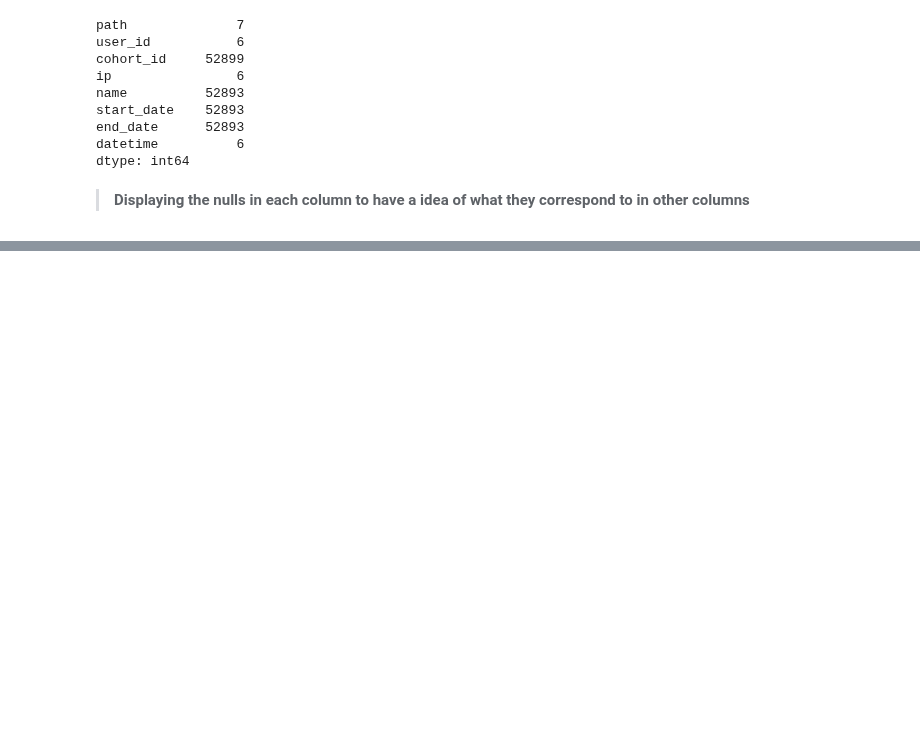
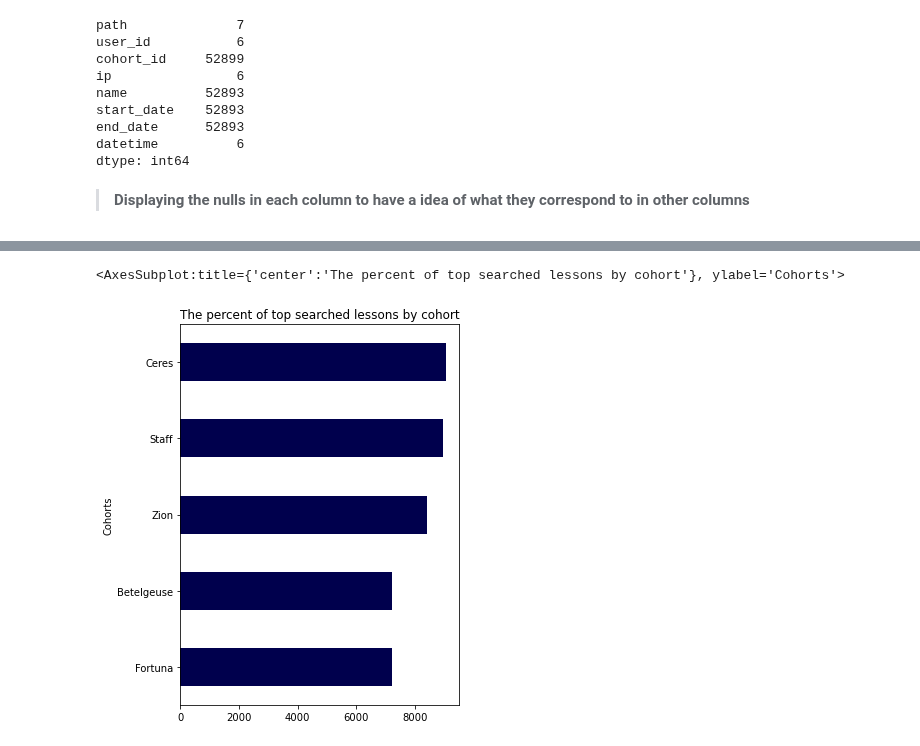
Before and after one commit to AACKV/anomaly_detection_project, a Jupyter notebook: arsenes_scratch_notebook.ipynb, the cells around one changed output, grey strips where cells are left out. Cells and saved outputs as stored; diff of their text form; code cells hidden in the pictures; blank space fills up the shorter version.

```diff
--- a/arsenes_scratch_notebook.ipynb
+++ b/arsenes_scratch_notebook.ipynb
@@ -403,0 +470,5 @@ combined_df.groupby('name'== ).path.value_counts(normalize=True)
+# %%
+# Creating a column with path referring to only 'javascript-i'
+
+java_search = combined_df.loc[combined_df['path'].str.contains('javascript-i', case=True, na=True)]
+java_search.head()
@@ -403,0 +527,12 @@ combined_df.groupby('name'== ).path.value_counts(normalize=True)
+# %%
+# Plotting the code above
+
+java_search.name\
+.value_counts(dropna=False, ascending=True)\
+.tail(5).plot(kind='barh',
+              colormap='seismic',
+              title= 'The percent of top searched lessons by cohort',
+              figsize=(5, 7), xlabel='Cohorts')
+# %% [output]
+<AxesSubplot:title={'center':'The percent of top searched lessons by cohort'}, ylabel='Cohorts'>
+[figure, added]
```
Also changed, not shown: parts of 53 cells of this notebook.
